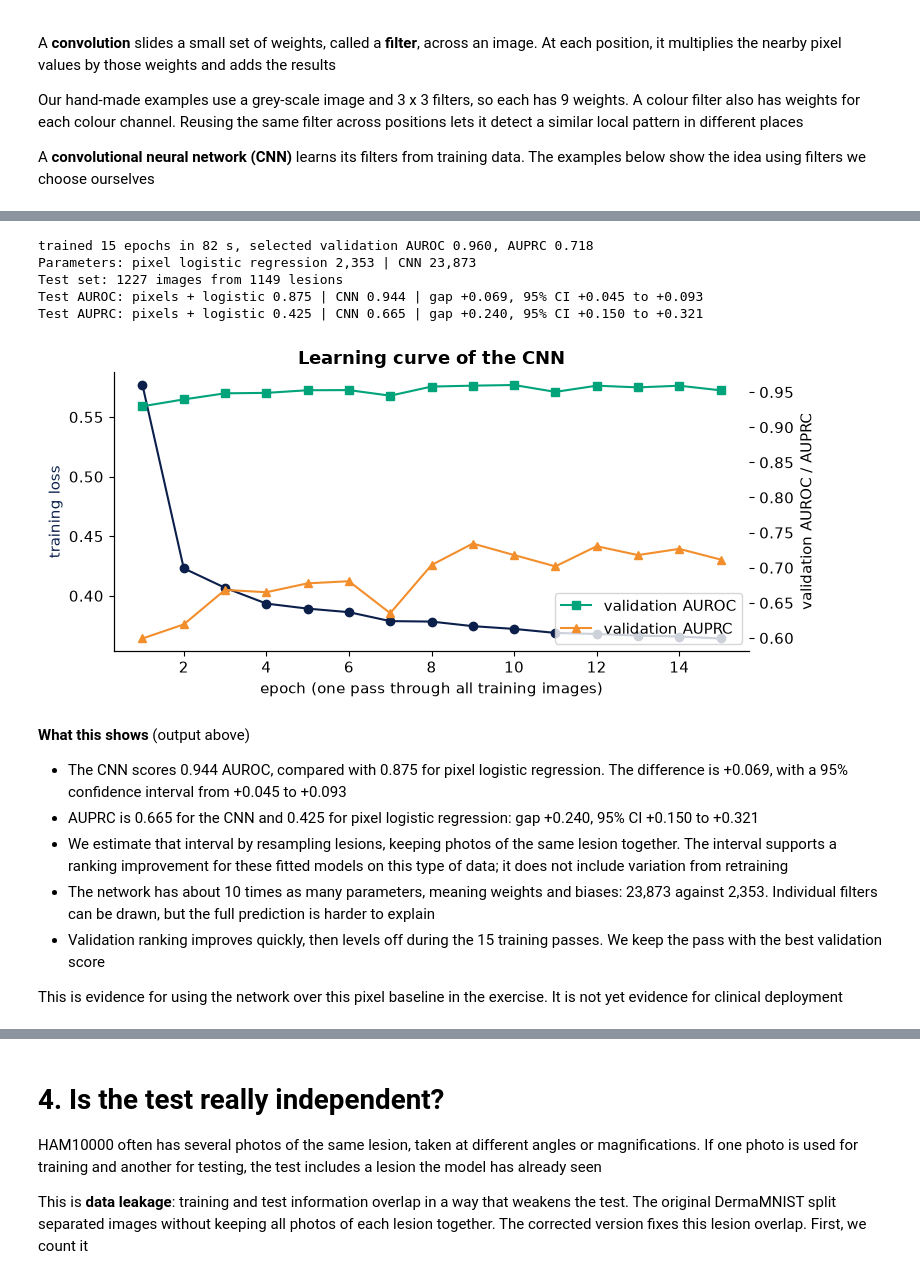
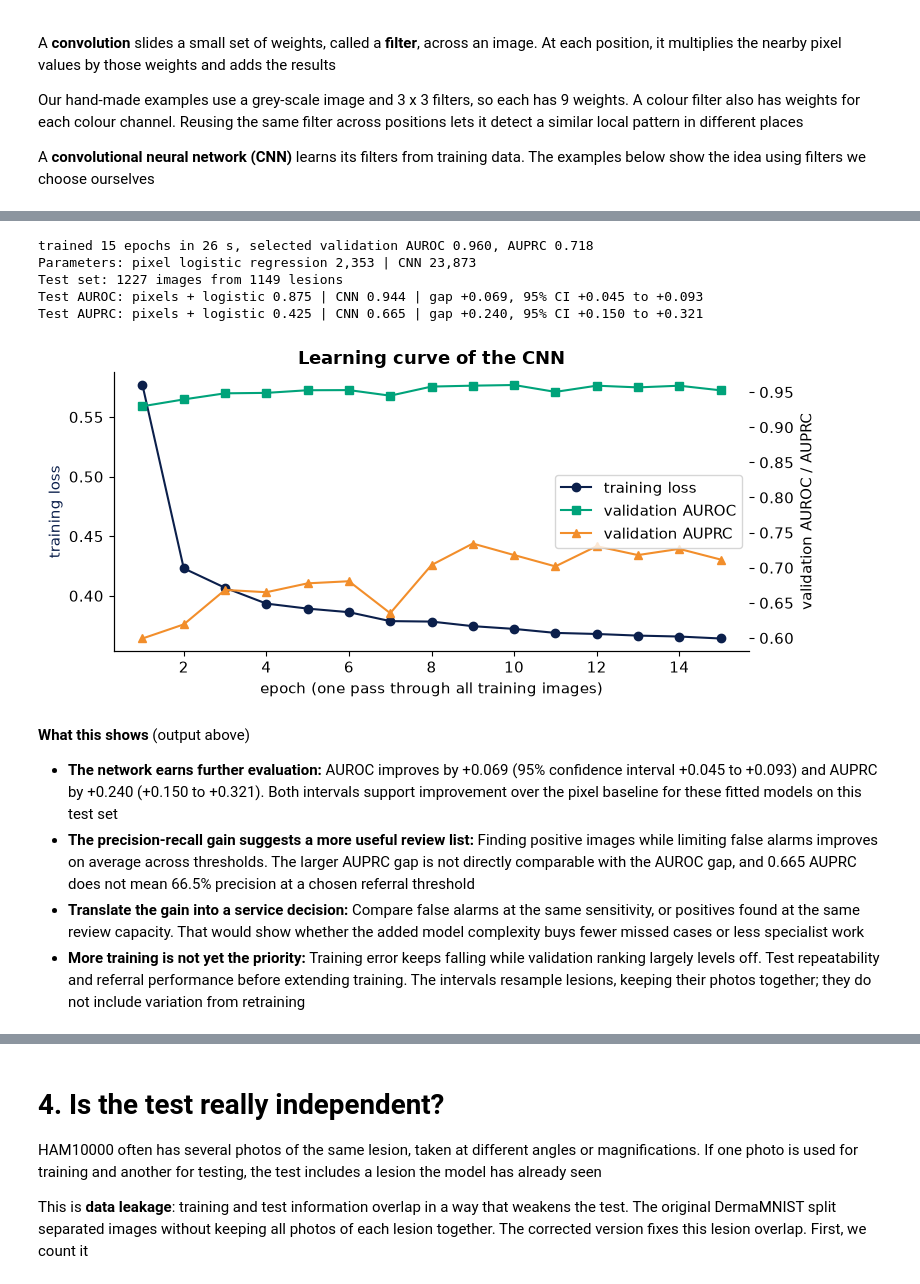
Before and after one commit to IE-ML-for-Healthcare/Deep-learning-RAI, a Jupyter notebook: 03_DL_images_and_the_test_set_trap.ipynb, the cells around one changed output, grey strips where cells are left out. Saved outputs shown, nothing was run; the diff lists cells and outputs as text; code cells hidden in the pictures.

```diff
--- a/03_DL_images_and_the_test_set_trap.ipynb
+++ b/03_DL_images_and_the_test_set_trap.ipynb
@@ -242,45 +282,43 @@ def train_cnn(Xtr, ytr, Xva, yva, epochs=15, use_augment=True, seed=0, verbose=T
 # %%
 model, (mu, sd), hist = train_cnn(data["train"]["X"], data["train"]["y"], data["val"]["X"], data["val"]["y"], seed=0)
 T = {s: to_tensor(data[s]["X"], mu, sd) for s in data}
 p_cnn = predict_cnn(model, T["test"]); yte = data["test"]["y"]
 print(f"Parameters: pixel logistic regression {pix.coef_.size + 1:,} | CNN {sum(q.numel() for q in model.parameters()):,}")
 
 # Lesion-level bootstrap: resample lesions, not images, because a few test lesions have more than one photo
 rng = np.random.default_rng(0)
 les = data["test"]["meta"].lesion_id.values; uniq = np.unique(les); rows_of = {g: np.where(les == g)[0] for g in uniq}
 print(f"Test set: {len(yte)} images from {len(uniq)} lesions")
 B = [np.concatenate([rows_of[g] for g in rng.choice(uniq, len(uniq))]) for _ in range(2000)]
 for metric, score in [("AUROC", roc_auc_score), ("AUPRC", average_precision_score)]:
     gaps = [score(yte[b], p_cnn[b]) - score(yte[b], p_pix[b]) for b in B]
     print(f"Test {metric}: pixels + logistic {score(yte, p_pix):.3f} | CNN {score(yte, p_cnn):.3f} | "
           f"gap {score(yte, p_cnn) - score(yte, p_pix):+.3f}, 95% CI {np.percentile(gaps, 2.5):+.3f} to {np.percentile(gaps, 97.5):+.3f}")
 
 fig, ax = plt.subplots(figsize=(8, 3.8)); ax2 = ax.twinx()
 ax.plot(hist.epoch, hist.train_loss, "o-", color=NAVY, label="training loss"); ax.set_ylabel("training loss", color=NAVY)
 ax2.plot(hist.epoch, hist.val_auroc, "s-", color=GREEN, label="validation AUROC"); ax2.set_ylabel("validation AUROC / AUPRC")
-ax2.plot(hist.epoch, hist.val_auprc, "^-", color=ORANGE, label="validation AUPRC"); ax2.legend(loc="lower right")
+ax2.plot(hist.epoch, hist.val_auprc, "^-", color=ORANGE, label="validation AUPRC"); lines = ax.get_lines() + ax2.get_lines()
+ax2.legend(lines, [line.get_label() for line in lines], loc="center right")
 ax.set_xlabel("epoch (one pass through all training images)"); ax.set_title("Learning curve of the CNN"); plt.tight_layout(); plt.show()
 
 # Save for sessions 4 and 5
 Path("models").mkdir(exist_ok=True)
 torch.save({"state": model.state_dict(), "mu": mu, "sd": sd, "data": "dermamnist_corrected_28.npz", "seed": 0, "torch": torch.__version__}, "models/cnn_corrected_seed0.pt")
 # %% [output]
-trained 15 epochs in 82 s, selected validation AUROC 0.960, AUPRC 0.718
+trained 15 epochs in 26 s, selected validation AUROC 0.960, AUPRC 0.718
 Parameters: pixel logistic regression 2,353 | CNN 23,873
 Test set: 1227 images from 1149 lesions
 Test AUROC: pixels + logistic 0.875 | CNN 0.944 | gap +0.069, 95% CI +0.045 to +0.093
 Test AUPRC: pixels + logistic 0.425 | CNN 0.665 | gap +0.240, 95% CI +0.150 to +0.321
-[figure, old version]
+[figure, new version]
 # %% [markdown]
 **What this shows** (output above)
 
-- The CNN scores 0.944 AUROC, compared with 0.875 for pixel logistic regression. The difference is +0.069, with a 95% confidence interval from +0.045 to +0.093
-- AUPRC is 0.665 for the CNN and 0.425 for pixel logistic regression: gap +0.240, 95% CI +0.150 to +0.321
-- We estimate that interval by resampling lesions, keeping photos of the same lesion together. The interval supports a ranking improvement for these fitted models on this type of data; it does not include variation from retraining
-- The network has about 10 times as many parameters, meaning weights and biases: 23,873 against 2,353. Individual filters can be drawn, but the full prediction is harder to explain
-- Validation ranking improves quickly, then levels off during the 15 training passes. We keep the pass with the best validation score
-
-This is evidence for using the network over this pixel baseline in the exercise. It is not yet evidence for clinical deployment
+- **The network earns further evaluation:** AUROC improves by +0.069 (95% confidence interval +0.045 to +0.093) and AUPRC by +0.240 (+0.150 to +0.321). Both intervals support improvement over the pixel baseline for these fitted models on this test set
+- **The precision-recall gain suggests a more useful review list:** Finding positive images while limiting false alarms improves on average across thresholds. The larger AUPRC gap is not directly comparable with the AUROC gap, and 0.665 AUPRC does not mean 66.5% precision at a chosen referral threshold
+- **Translate the gain into a service decision:** Compare false alarms at the same sensitivity, or positives found at the same review capacity. That would show whether the added model complexity buys fewer missed cases or less specialist work
+- **More training is not yet the priority:** Training error keeps falling while validation ranking largely levels off. Test repeatability and referral performance before extending training. The intervals resample lesions, keeping their photos together; they do not include variation from retraining
 # %%
 # What did the first layer learn? Its 16 filters, and their responses to one image
 W1 = model.features[0].weight.detach().numpy()          # 16 filters x 3 colours x 3 x 3
```
Also changed, not shown: parts of 20 cells of this notebook, 2 other files.
